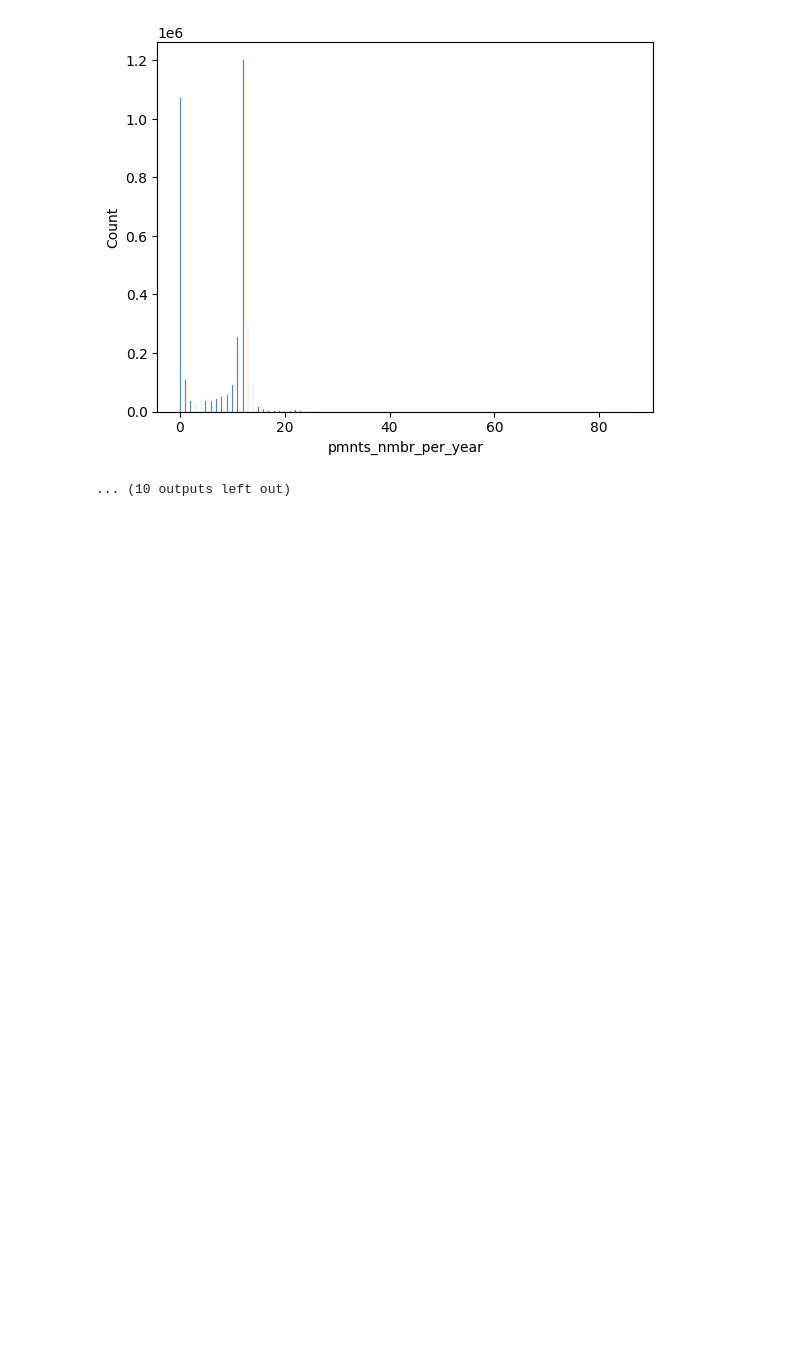
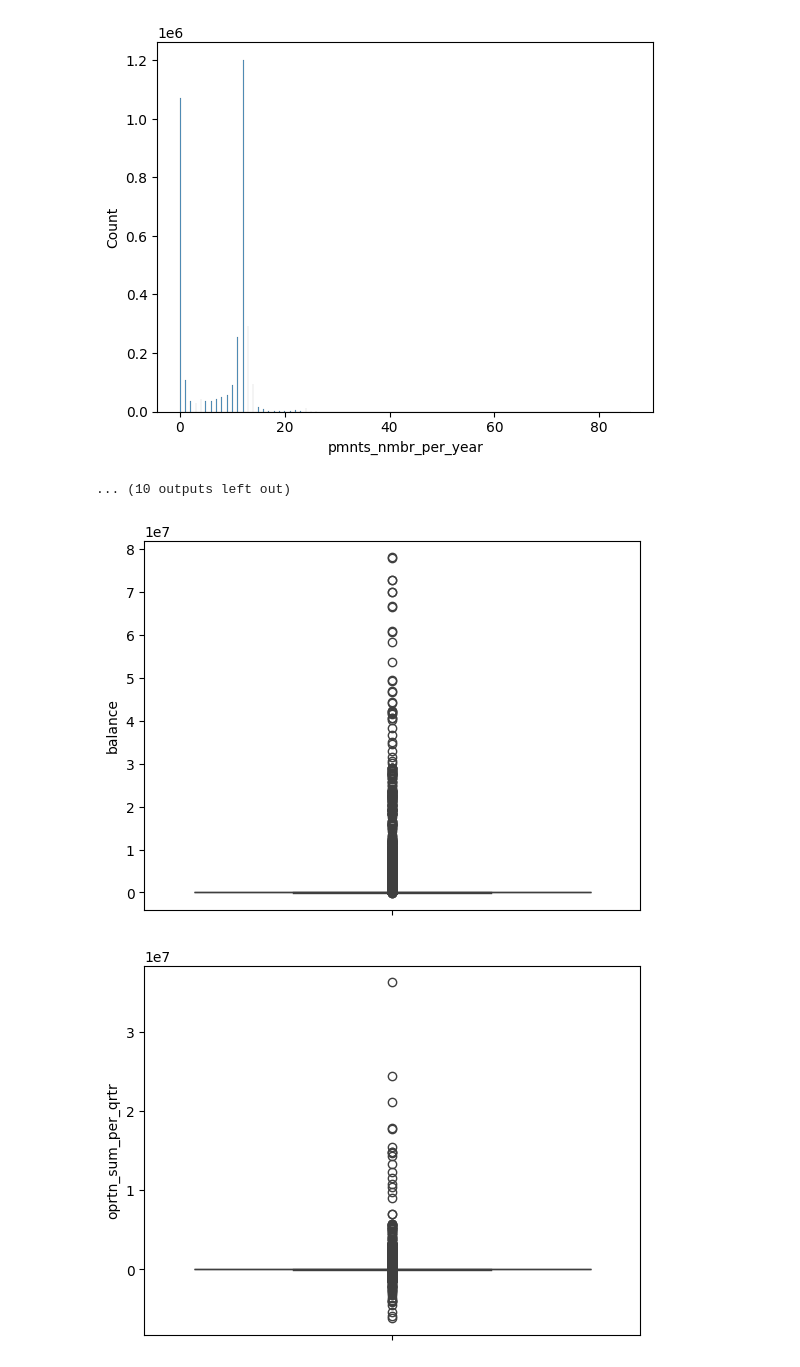
Before and after one commit to zibestr/AI-Hackathon-SFD, a Jupyter notebook: main.ipynb, the cells around one changed output. Saved outputs shown, nothing was run; the diff lists cells and outputs as text; code cells hidden in the pictures; blank space fills up the shorter version.

Commit message:
finish graphics

```diff
--- a/main.ipynb
+++ b/main.ipynb
@@ -331,3 +331,10 @@ for col in int_cols:
 [figure]
 [figure]
 ... (10 outputs left out)
+# %%
+for col in float_cols:
+    sns.boxplot(train_df[col])
+    plt.show()
+# %% [output]
+[figure, added]
+[figure, added]
```
Also changed, not shown: parts of 3 cells of this notebook.
